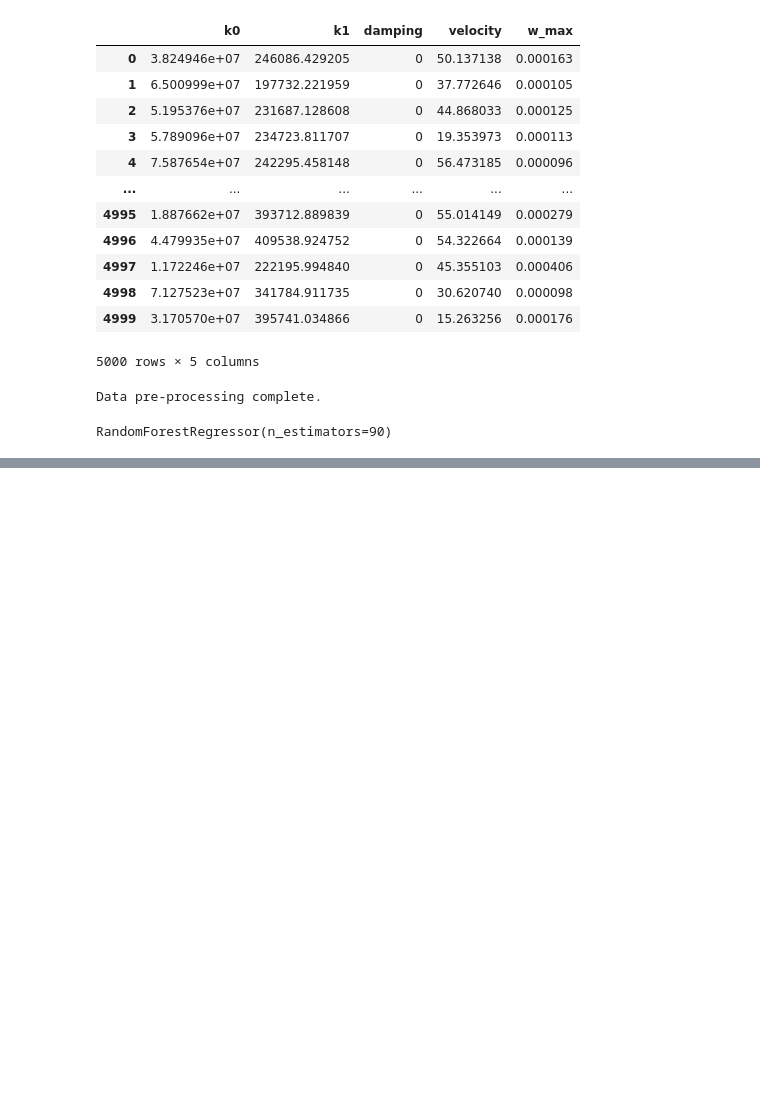
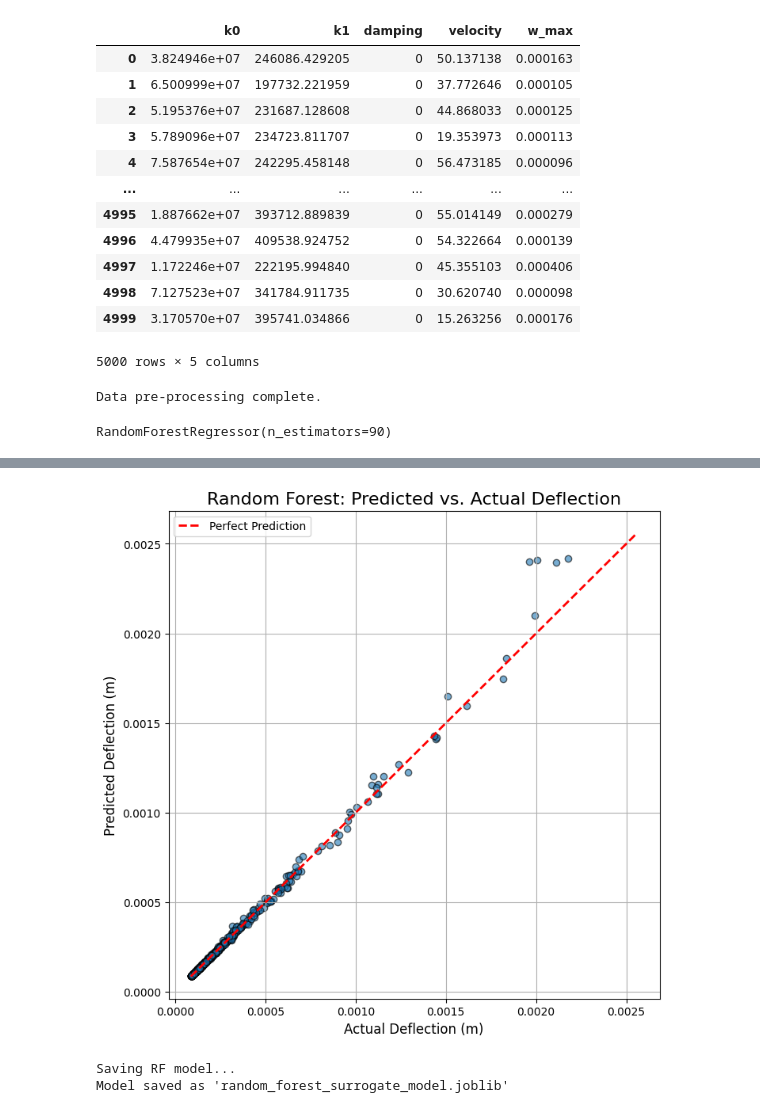
Before and after one commit to Paschal5000/Beam-dynamics-surrogate-model, a Jupyter notebook: Random_Forest_train_model.ipynb, the cells around one changed output, grey strips where cells are left out. Drawn from its saved outputs; the diff is of its cells as text; code cells hidden in the pictures; blank space fills up the shorter version.

Commit message:
Random Forest Visualization

```diff
--- a/Random_Forest_train_model.ipynb
+++ b/Random_Forest_train_model.ipynb
@@ -70,2 +71,25 @@ Final RF R² Score: 0.9900
 Final RF RMSE: 0.0000
 Final RF MAE: 0.0000
+# %%
+# --- Make Predictions ---
+y_pred = model.predict(X_test)
+# --- Generate the Plot ---
+plt.figure(figsize=(8, 8))
+plt.scatter(y_test, y_pred, alpha=0.6, edgecolors='k')
+plt.plot([y.min(), y.max()], [y.min(), y.max()], '--r', lw=2, label='Perfect Prediction')
+plt.title('Random Forest: Predicted vs. Actual Deflection', fontsize=16)
+plt.xlabel('Actual Deflection (m)', fontsize=12)
+plt.ylabel('Predicted Deflection (m)', fontsize=12)
+plt.grid(True)
+plt.legend()
+plt.show()
+# %% [output]
+[figure, added]
+# %%
+# --- 5. Save the Final Model ---
+print("\nSaving RF model...")
+joblib.dump(model, 'random_forest_surrogate_model.joblib')
+print("Model saved as 'random_forest_surrogate_model.joblib'")
+# %% [output]
+Saving RF model...
+Model saved as 'random_forest_surrogate_model.joblib'
```
Also changed, not shown: parts of 3 cells of this notebook.
